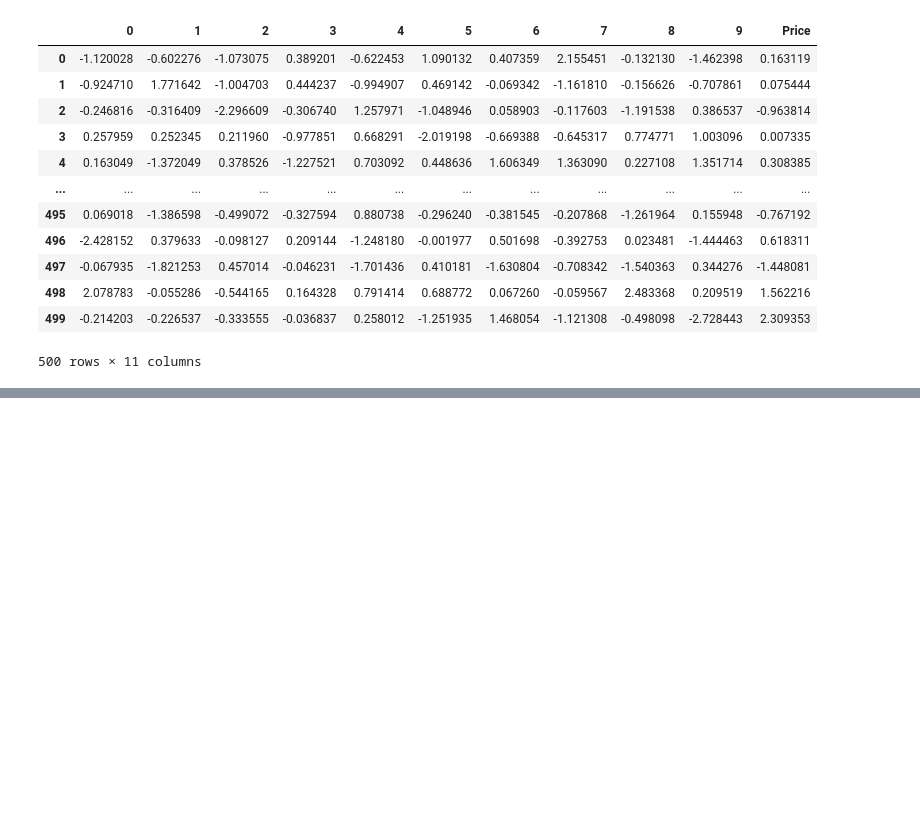
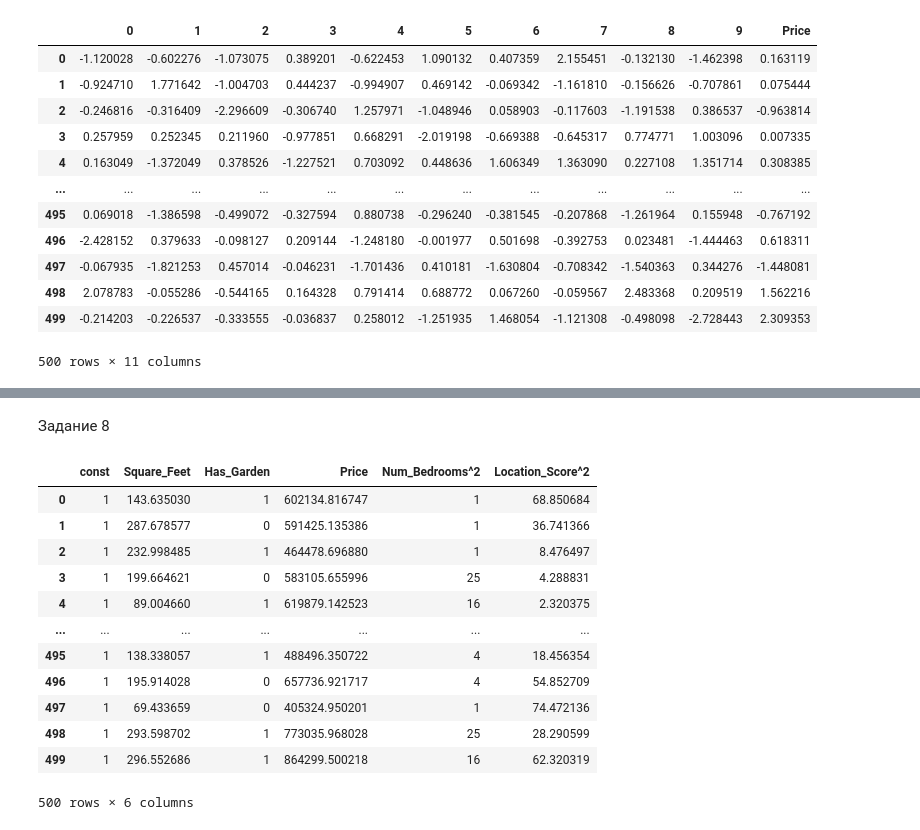
Before and after one commit to Kudriavtsev-Eduard/MultiRegressionSolution, a Jupyter notebook: solution.ipynb, the cells around one changed output, grey strips where cells are left out. Drawn from its saved outputs; the diff is of its cells as text; code cells hidden in the pictures; blank space fills up the shorter version.

```diff
--- a/solution.ipynb
+++ b/solution.ipynb
@@ -252,0 +317,22 @@ Notes:
+# %% [markdown]
+Задание 8
+# %%
+non_linear = deepcopy(excluded)
+non_linear['Num_Bedrooms^2'] = non_linear['Num_Bedrooms'].to_numpy() ** 2
+non_linear['Location_Score^2'] = non_linear['Location_Score'].to_numpy() ** 2
+non_linear = non_linear.drop(columns=['Num_Bedrooms', 'Location_Score'])
+non_linear
+# %% [output]
+|  | const | Square_Feet | Has_Garden | Price | Num_Bedrooms^2 | Location_Score^2 |
+| 0 | 1 | 143.635030 | 1 | 602134.816747 | 1 | 68.850684 |
+| 1 | 1 | 287.678577 | 0 | 591425.135386 | 1 | 36.741366 |
+| 2 | 1 | 232.998485 | 1 | 464478.696880 | 1 | 8.476497 |
+| 3 | 1 | 199.664621 | 0 | 583105.655996 | 25 | 4.288831 |
+| 4 | 1 | 89.004660 | 1 | 619879.142523 | 16 | 2.320375 |
+| ... | ... | ... | ... | ... | ... | ... |
+| 495 | 1 | 138.338057 | 1 | 488496.350722 | 4 | 18.456354 |
+| 496 | 1 | 195.914028 | 0 | 657736.921717 | 4 | 54.852709 |
+| 497 | 1 | 69.433659 | 0 | 405324.950201 | 1 | 74.472136 |
+| 498 | 1 | 293.598702 | 1 | 773035.968028 | 25 | 28.290599 |
+| 499 | 1 | 296.552686 | 1 | 864299.500218 | 16 | 62.320319 |
+500 rows × 6 columns
```
Also changed, not shown: parts of 18 cells of this notebook.
